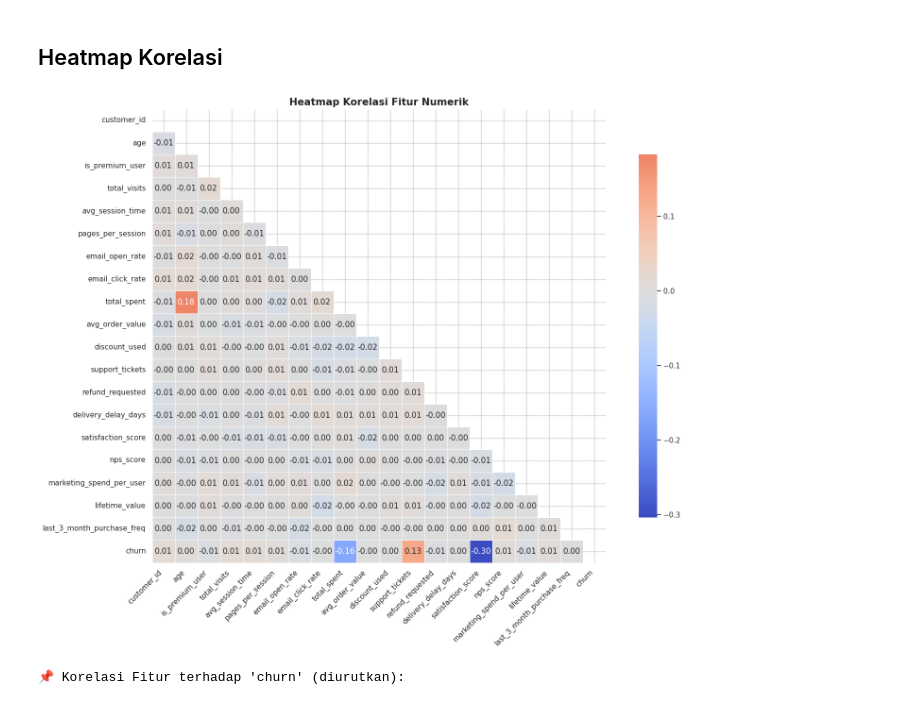
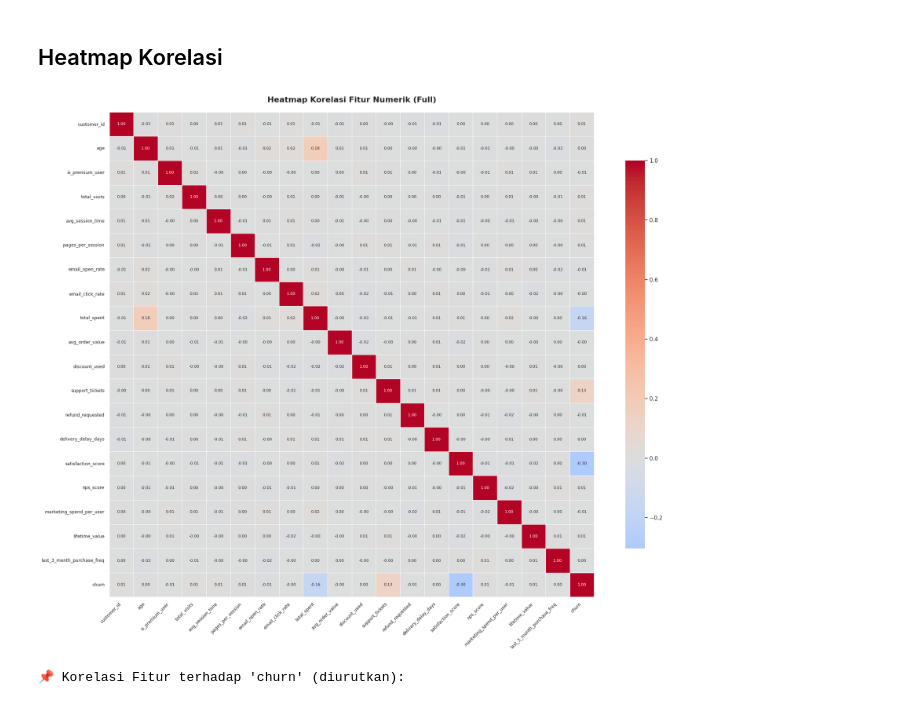
Before and after one commit to Rani1717/UAS-Bengkel-Koding-DataScience, a Jupyter notebook: notebook/UAS_BENGKOD.ipynb, the cells around one changed output. Cells and saved outputs as stored; diff of their text form; code cells hidden in the pictures.

```diff
--- a/notebook/UAS_BENGKOD.ipynb
+++ b/notebook/UAS_BENGKOD.ipynb
@@ -234,23 +234,27 @@ plt.show()
 # %%
 numeric_cols = df.select_dtypes(include=['int64', 'float64']).columns.tolist()
 corr_matrix  = df[numeric_cols].corr()
 
-# Heatmap
-plt.figure(figsize=(16, 12))
-mask = np.triu(np.ones_like(corr_matrix, dtype=bool))
+plt.figure(figsize=(20, 16))
 sns.heatmap(
-    corr_matrix, mask=mask,
-    annot=True, fmt='.2f',
-    cmap='coolwarm', center=0,
-    square=True, linewidths=0.5,
-    cbar_kws={'shrink': 0.8}
+    corr_matrix,
+    annot=True,
+    fmt='.2f',
+    cmap='coolwarm',
+    center=0,
+    square=True,
+    linewidths=0.5,
+    linecolor='white',
+    cbar_kws={'shrink': 0.8},
+    annot_kws={'size': 8}
 )
-plt.title('Heatmap Korelasi Fitur Numerik', fontsize=15, fontweight='bold')
-plt.xticks(rotation=45, ha='right')
+plt.title('Heatmap Korelasi Fitur Numerik (Full)', fontsize=16, fontweight='bold', pad=20)
+plt.xticks(rotation=45, ha='right', fontsize=9)
+plt.yticks(rotation=0, fontsize=9)
 plt.tight_layout()
 plt.show()
 # %% [output]
-[figure, old version]
+[figure, new version]
 # %%
 print("\n📌 Korelasi Fitur terhadap 'churn' (diurutkan):")
 churn_corr = corr_matrix['churn'].drop('churn').sort_values(key=abs, ascending=False)
```
Also changed, not shown: parts of 3 cells of this notebook.
